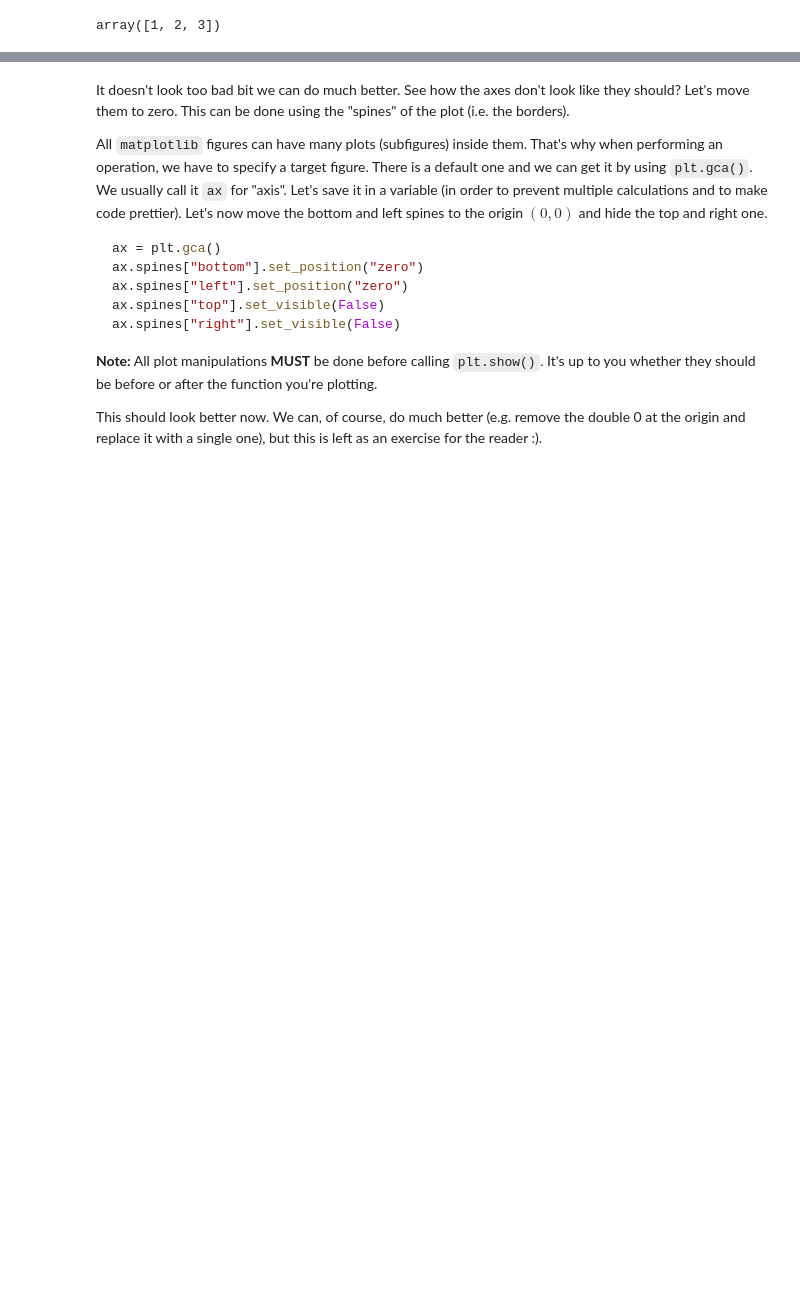
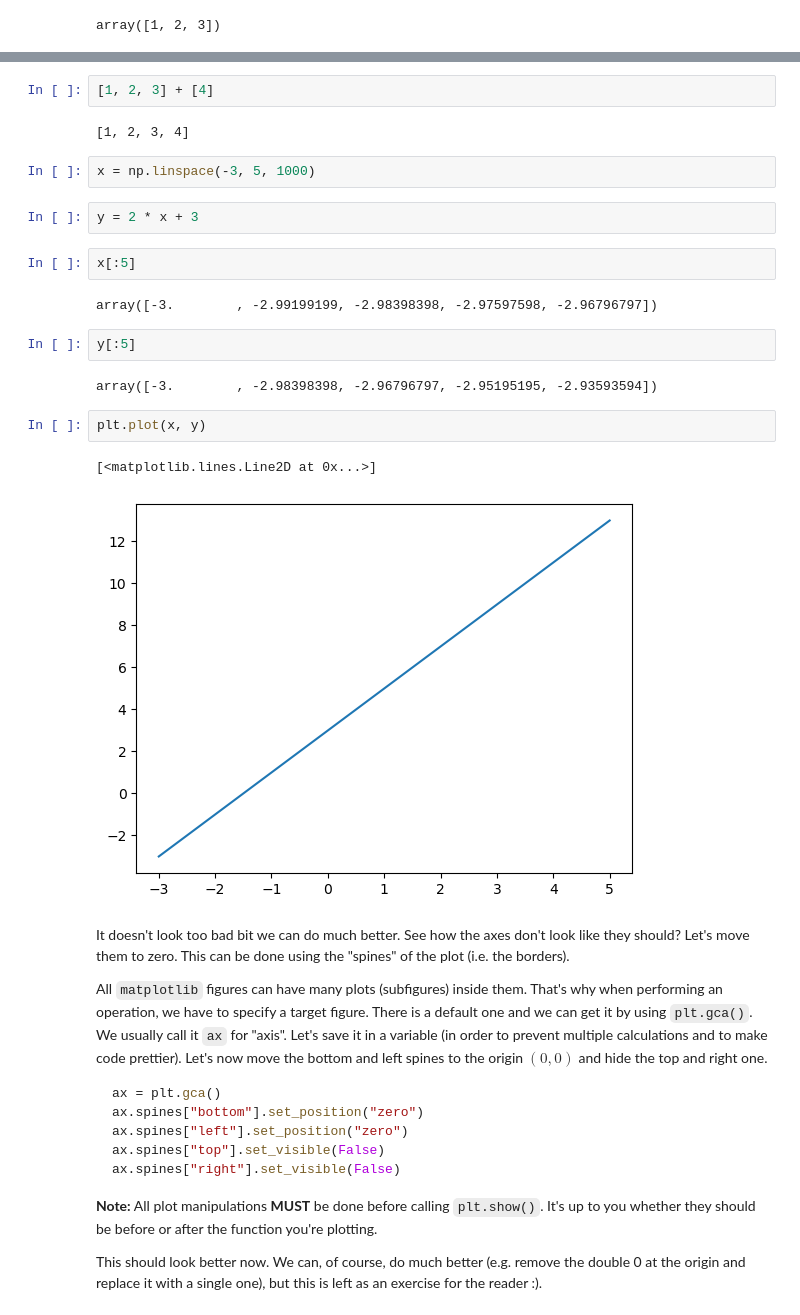
Before and after one commit to tproykov/MathsForDevelopers, a Jupyter notebook: 01_High-School Maths Exercise.ipynb, the cells around one changed output, grey strips where cells are left out. Cells and saved outputs as stored; diff of their text form; blank space fills up the shorter version.

```diff
--- a/01_High-School Maths Exercise.ipynb
+++ b/01_High-School Maths Exercise.ipynb
@@ -656,3 +641,24 @@ array([1, 2, 3])
+# %%
+[1, 2, 3] + [4]
+# %% [output]
+[1, 2, 3, 4]
+# %%
+x = np.linspace(-3, 5, 1000)
+# %%
+y = 2 * x + 3
+# %%
+x[:5]
+# %% [output]
+array([-3.        , -2.99199199, -2.98398398, -2.97597598, -2.96796797])
+# %%
+y[:5]
+# %% [output]
+array([-3.        , -2.98398398, -2.96796797, -2.95195195, -2.93593594])
+# %%
+plt.plot(x, y)
+# %% [output]
+[<matplotlib.lines.Line2D at 0x...>]
+[figure, added]
 # %% [markdown]
 It doesn't look too bad bit we can do much better. See how the axes don't look like they should? Let's move them to zero. This can be done using the "spines" of the plot (i.e. the borders).
 
```
Also changed, not shown: parts of 7 cells of this notebook, 1 other file.
